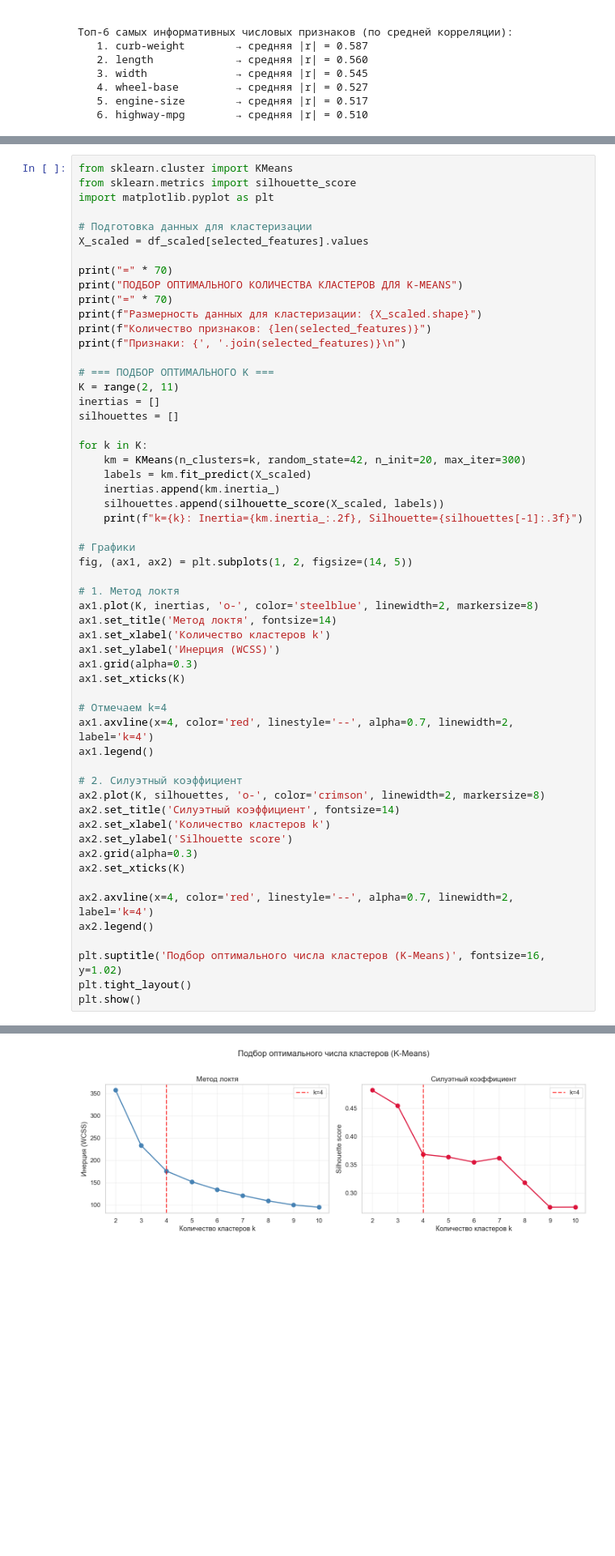
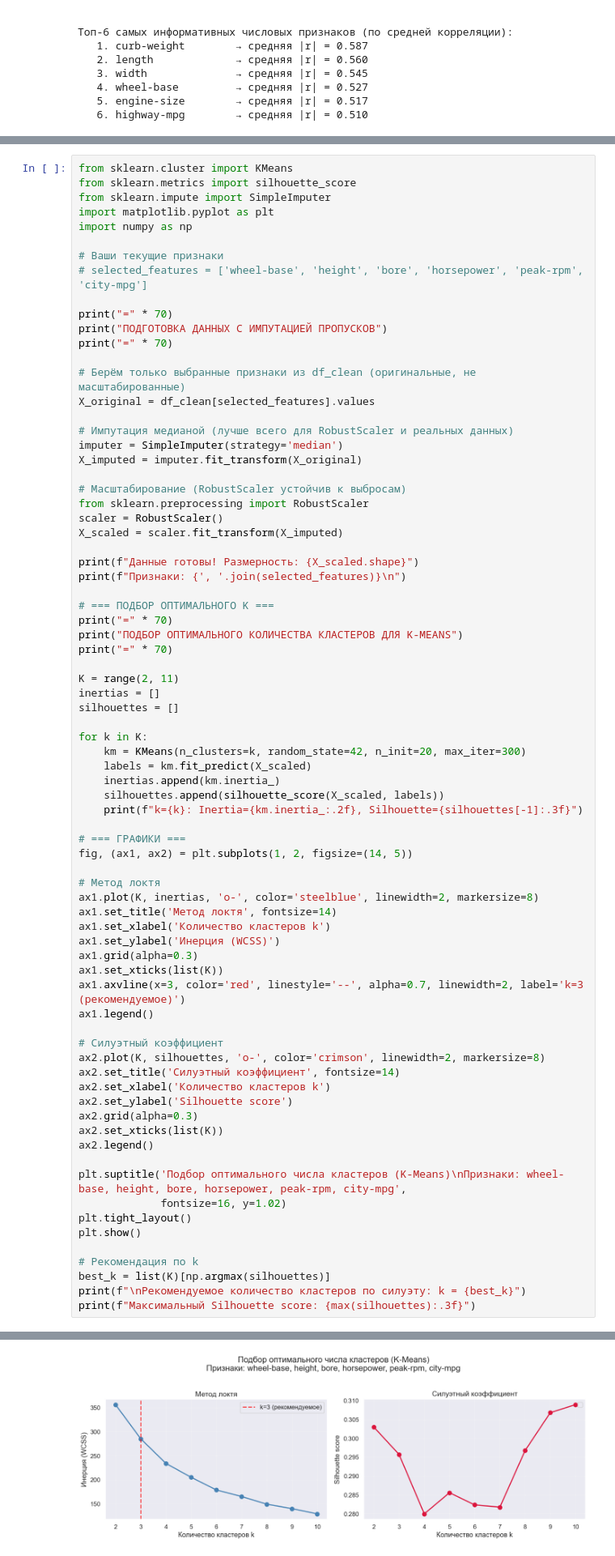
Before and after one commit to cute-dot/ML_LAB_WORK, a Jupyter notebook: lab4/lab4.ipynb, the cells around one changed output, grey strips where cells are left out. Shown at 81% size. Drawn from its saved outputs; the diff is of its cells as text; blank space fills up the shorter version.

```diff
--- a/lab4/lab4.ipynb
+++ b/lab4/lab4.ipynb
@@ -458,19 +547,37 @@ print("Готово! Работаем только с 6 признаками.")
 # %%
 from sklearn.cluster import KMeans
 from sklearn.metrics import silhouette_score
+from sklearn.impute import SimpleImputer
 import matplotlib.pyplot as plt
+import numpy as np
 
-# Подготовка данных для кластеризации
-X_scaled = df_scaled[selected_features].values
+# Ваши текущие признаки
+# selected_features = ['wheel-base', 'height', 'bore', 'horsepower', 'peak-rpm', 'city-mpg']
 
+print("=" * 70)
+print("ПОДГОТОВКА ДАННЫХ С ИМПУТАЦИЕЙ ПРОПУСКОВ")
+print("=" * 70)
+
+# Берём только выбранные признаки из df_clean (оригинальные, не масштабированные)
+X_original = df_clean[selected_features].values
+
+# Импутация медианой (лучше всего для RobustScaler и реальных данных)
+imputer = SimpleImputer(strategy='median')
+X_imputed = imputer.fit_transform(X_original)
+
+# Масштабирование (RobustScaler устойчив к выбросам)
+from sklearn.preprocessing import RobustScaler
+scaler = RobustScaler()
+X_scaled = scaler.fit_transform(X_imputed)
+
+print(f"Данные готовы! Размерность: {X_scaled.shape}")
+print(f"Признаки: {', '.join(selected_features)}\n")
+
+# === ПОДБОР ОПТИМАЛЬНОГО K ===
 print("=" * 70)
 print("ПОДБОР ОПТИМАЛЬНОГО КОЛИЧЕСТВА КЛАСТЕРОВ ДЛЯ K-MEANS")
 print("=" * 70)
-print(f"Размерность данных для кластеризации: {X_scaled.shape}")
-print(f"Количество признаков: {len(selected_features)}")
-print(f"Признаки: {', '.join(selected_features)}\n")
 
-# === ПОДБОР ОПТИМАЛЬНОГО K ===
 K = range(2, 11)
 inertias = []
 silhouettes = []
@@ -482,33 +589,35 @@ for k in K:
     silhouettes.append(silhouette_score(X_scaled, labels))
     print(f"k={k}: Inertia={km.inertia_:.2f}, Silhouette={silhouettes[-1]:.3f}")
 
-# Графики
+# === ГРАФИКИ ===
 fig, (ax1, ax2) = plt.subplots(1, 2, figsize=(14, 5))
 
-# 1. Метод локтя
+# Метод локтя
 ax1.plot(K, inertias, 'o-', color='steelblue', linewidth=2, markersize=8)
 ax1.set_title('Метод локтя', fontsize=14)
 ax1.set_xlabel('Количество кластеров k')
 ax1.set_ylabel('Инерция (WCSS)')
 ax1.grid(alpha=0.3)
-ax1.set_xticks(K)
-
-# Отмечаем k=4
-ax1.axvline(x=4, color='red', linestyle='--', alpha=0.7, linewidth=2, label='k=4')
+ax1.set_xticks(list(K))
+ax1.axvline(x=3, color='red', linestyle='--', alpha=0.7, linewidth=2, label='k=3 (рекомендуемое)')
 ax1.legend()
 
-# 2. Силуэтный коэффициент
+# Силуэтный коэффициент
 ax2.plot(K, silhouettes, 'o-', color='crimson', linewidth=2, markersize=8)
 ax2.set_title('Силуэтный коэффициент', fontsize=14)
 ax2.set_xlabel('Количество кластеров k')
 ax2.set_ylabel('Silhouette score')
 ax2.grid(alpha=0.3)
-ax2.set_xticks(K)
-
-ax2.axvline(x=4, color='red', linestyle='--', alpha=0.7, linewidth=2, label='k=4')
+ax2.set_xticks(list(K))
 ax2.legend()
 
-plt.suptitle('Подбор оптимального числа кластеров (K-Means)', fontsize=16, y=1.02)
+plt.suptitle('Подбор оптимального числа кластеров (K-Means)\nПризнаки: wheel-base, height, bore, horsepower, peak-rpm, city-mpg',
+             fontsize=16, y=1.02)
 plt.tight_layout()
 plt.show()
+
+# Рекомендация по k
+best_k = list(K)[np.argmax(silhouettes)]
+print(f"\nРекомендуемое количество кластеров по силуэту: k = {best_k}")
+print(f"Максимальный Silhouette score: {max(silhouettes):.3f}")
 # %% [output]
@@ -531 +642 @@ k=10: Inertia=94.43, Silhouette=0.275
-[figure, old version]
+[figure, new version]
```
Also changed, not shown: parts of 19 cells of this notebook, 1 other file.
